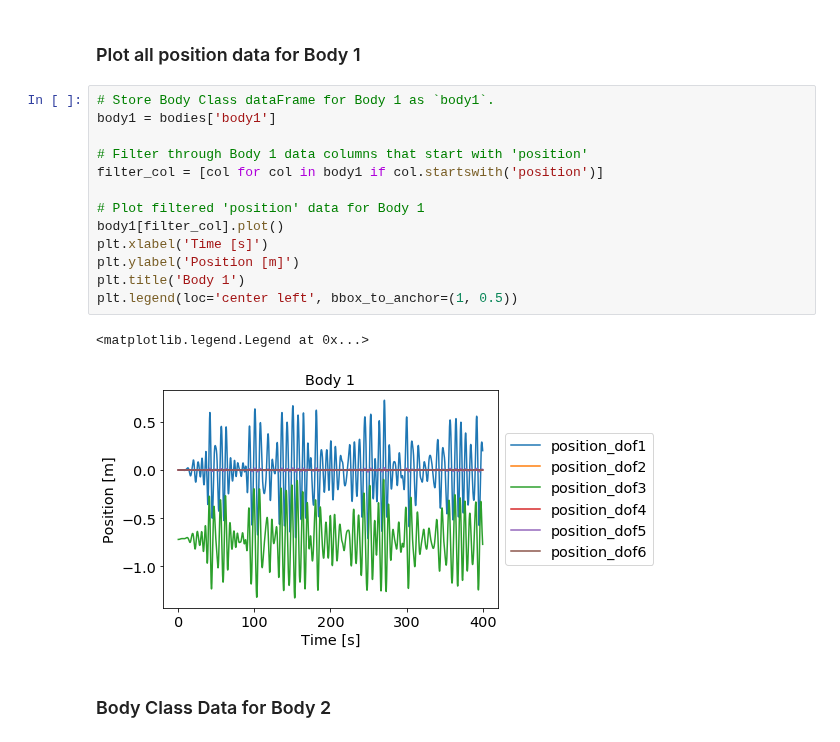
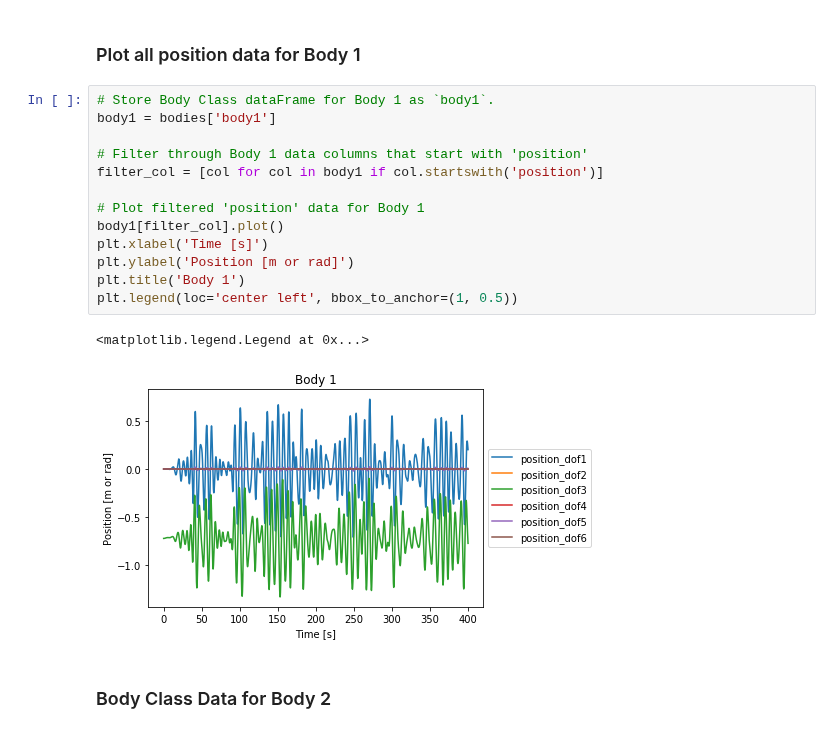
Before and after one commit to MHKiT-Software/MHKiT-Python, a Jupyter notebook: examples/wecsim_example.ipynb, the cells around one changed output. Cells and saved outputs as stored; diff of their text form.

Commit message:
minor plot edits

```diff
--- a/examples/wecsim_example.ipynb
+++ b/examples/wecsim_example.ipynb
@@ -115,19 +115,19 @@ min = -1.3264490463816792
 # %%
 # Store Body Class dataFrame for Body 1 as `body1`.
 body1 = bodies['body1']
 
 # Filter through Body 1 data columns that start with 'position'
 filter_col = [col for col in body1 if col.startswith('position')]
 
 # Plot filtered 'position' data for Body 1
 body1[filter_col].plot()
 plt.xlabel('Time [s]')
-plt.ylabel('Position [m]')
+plt.ylabel('Position [m or rad]')
 plt.title('Body 1')
 plt.legend(loc='center left', bbox_to_anchor=(1, 0.5))
 # %% [output]
 <matplotlib.legend.Legend at 0x...>
-[figure, old version]
+[figure, new version]
 # %% [markdown]
 ### Body Class Data for Body 2
 # %%
```
Also changed, not shown: parts of 5 cells of this notebook.
